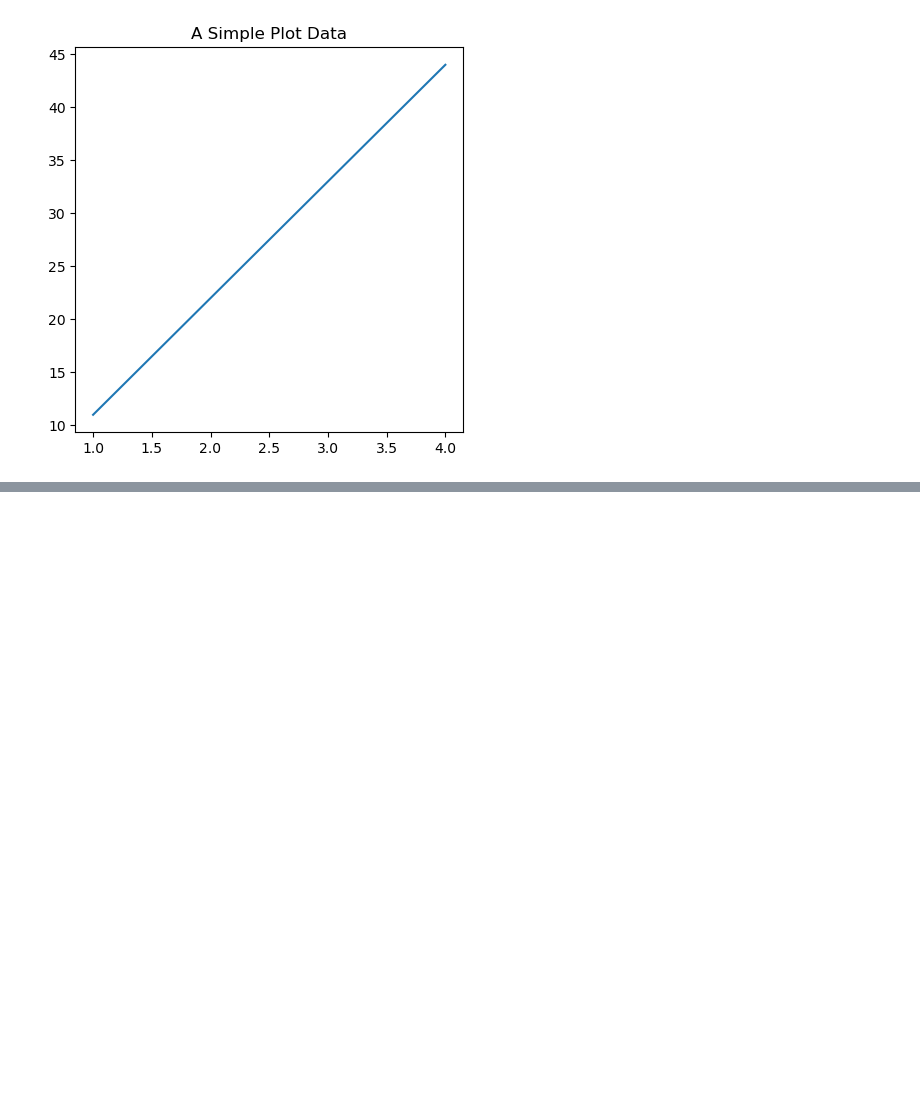
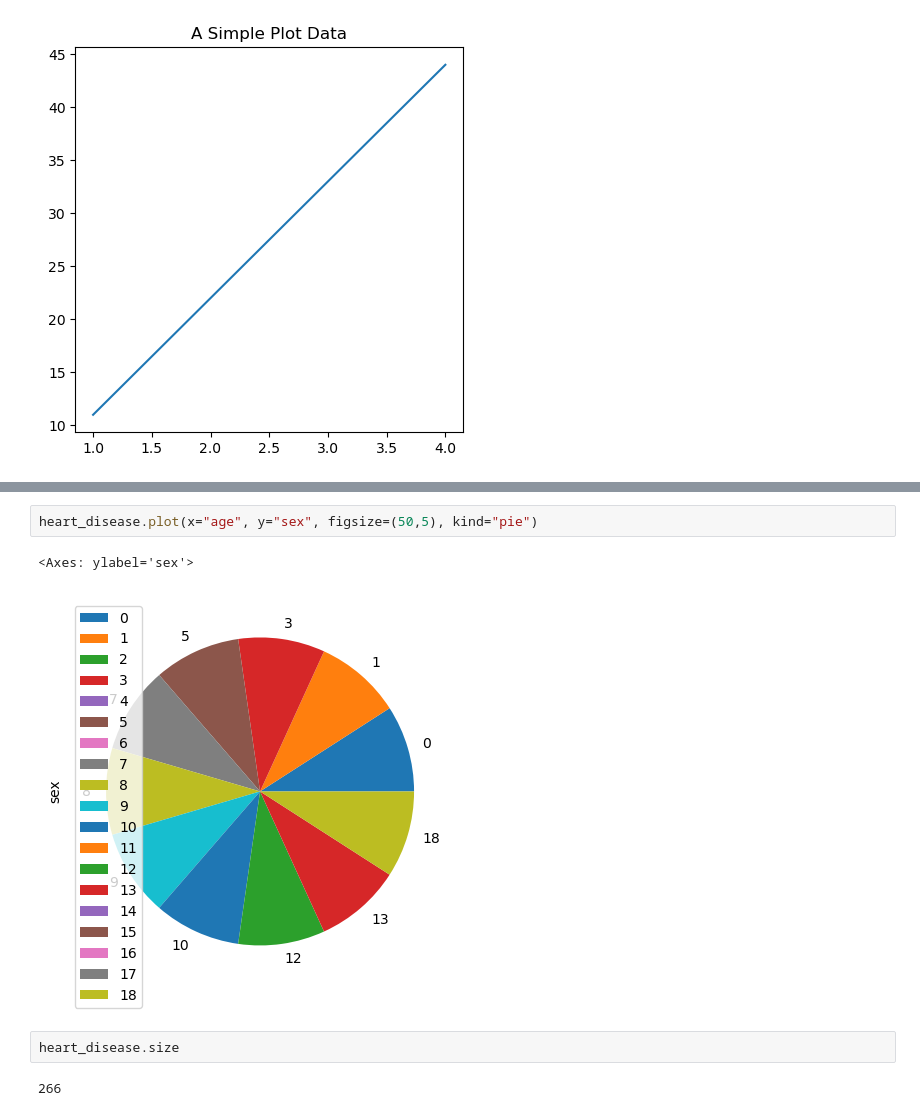
Before and after one commit to Elabs-llc/Machine-Learning, a Jupyter notebook: learn_matplotlib.ipynb, the cells around one changed output, grey strips where cells are left out. Saved outputs shown, nothing was run; the diff lists cells and outputs as text; blank space fills up the shorter version.

```diff
--- a/learn_matplotlib.ipynb
+++ b/learn_matplotlib.ipynb
@@ -68,0 +101,9 @@ ValueError: too many values to unpack (expected 2)
+# %%
+heart_disease.plot(x="age", y="sex", figsize=(50,5), kind="pie")
+# %% [output]
+<Axes: ylabel='sex'>
+[figure, added]
+# %%
+heart_disease.size
+# %% [output]
+266
```
Also changed, not shown: parts of 13 cells of this notebook, 1 other file.
